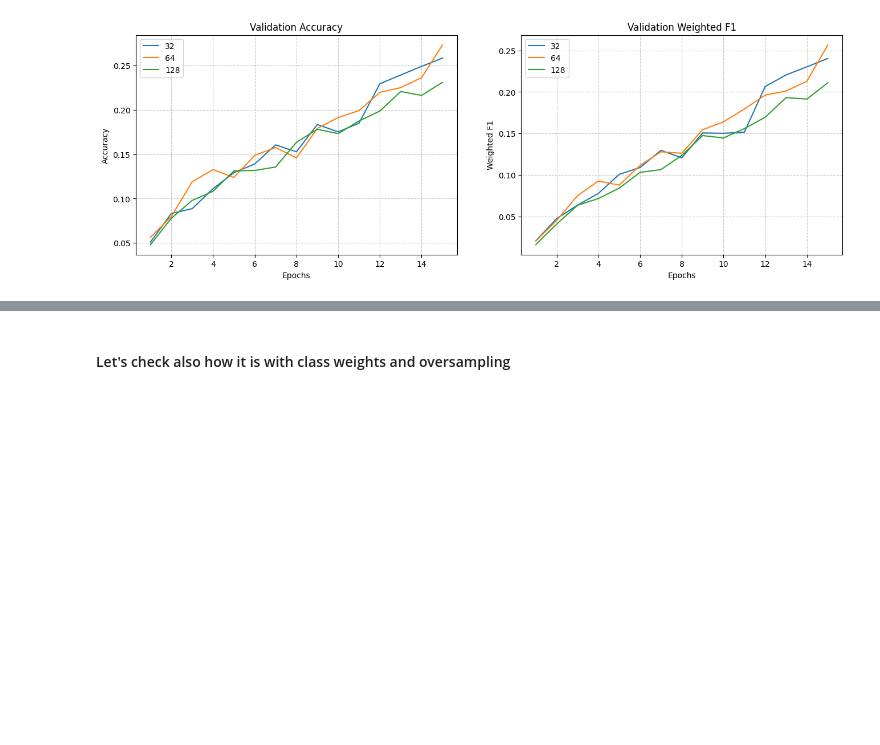
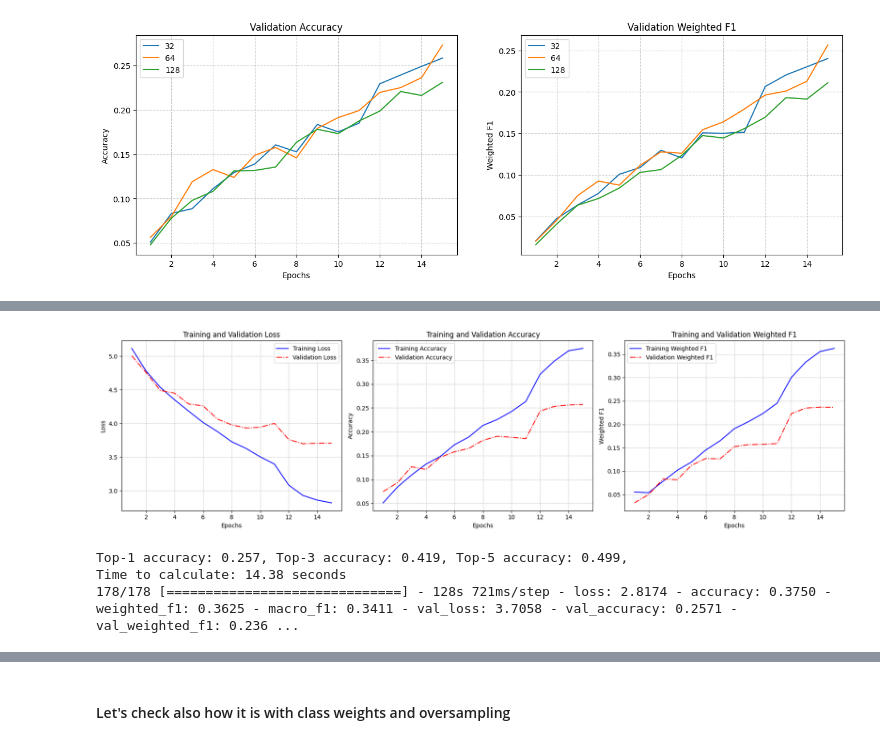
Before and after one commit to MaximilianLae/DL_Skin_Disease_Classification, a Jupyter notebook: VersionWithFunctionsGithub.ipynb, the cells around one changed output, grey strips where cells are left out. Cells and saved outputs as stored; diff of their text form; code cells hidden in the pictures; blank space fills up the shorter version.

```diff
--- a/VersionWithFunctionsGithub.ipynb
+++ b/VersionWithFunctionsGithub.ipynb
@@ -507,0 +547,8 @@ plot_comparison(history, labels)
+# %%
+sgd_optimizer = SGD(lr=0.001, momentum=0.9)
+model_input_128, history_input_128 = compile_and_train_model(sgd_optimizer, batch_size=64, epochs=15, input_size = (128, 128))
+# %% [output]
+[figure, added]
+Top-1 accuracy: 0.257, Top-3 accuracy: 0.419, Top-5 accuracy: 0.499,
+Time to calculate: 14.38 seconds
+178/178 [==============================] - 128s 721ms/step - loss: 2.8174 - accuracy: 0.3750 - weighted_f1: 0.3625 - macro_f1: 0.3411 - val_loss: 3.7058 - val_accuracy: 0.2571 - val_weighted_f1: 0.236 ...
```
Also changed, not shown: parts of 14 cells of this notebook.
